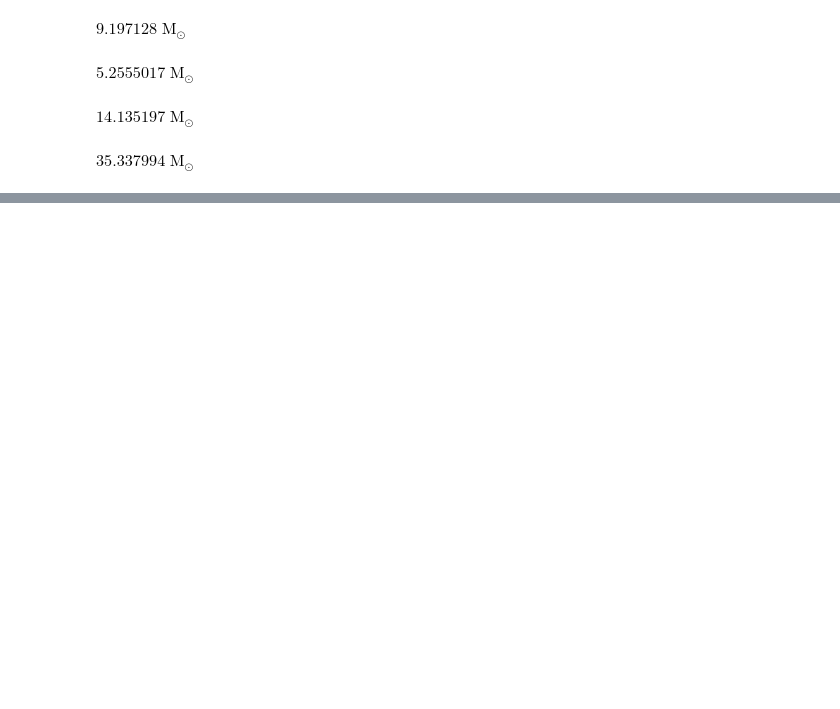
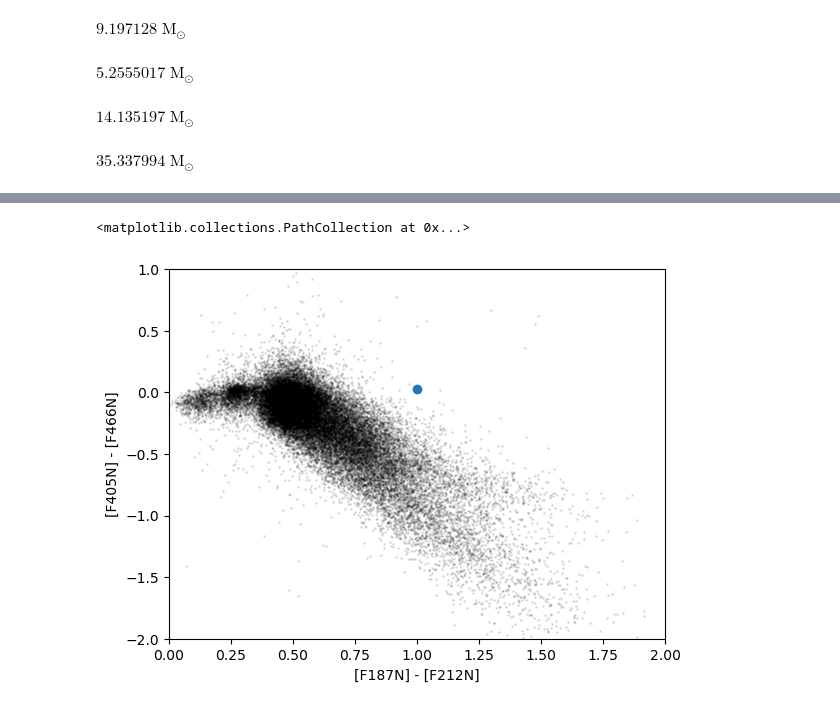
Before and after one commit to SpacialTree/lactea-filament, a Jupyter notebook: lactea-filament/notebooks/YSOmass.ipynb, the cells around one changed output, grey strips where cells are left out. Saved outputs shown, nothing was run; the diff lists cells and outputs as text; code cells hidden in the pictures; blank space fills up the shorter version.

```diff
--- a/lactea-filament/notebooks/YSOmass.ipynb
+++ b/lactea-filament/notebooks/YSOmass.ipynb
@@ -65,0 +139,10 @@ $35.337994 \; \mathrm{M_{\odot}}$
+# %%
+ax = plt.subplot(111)
+cat_use.plot_CCD('f187n', 'f212n', 'f405n', 'f466n', s=1, color='k', alpha=0.1, ax=ax)
+ax.set_xlim(0, 2)
+ax.set_ylim(-2, 1)
+
+ax.scatter(mag_187-mag_212, mag_405-mag_466)
+# %% [output]
+<matplotlib.collections.PathCollection at 0x...>
+[figure, added]
```
Also changed, not shown: parts of 17 cells of this notebook.
